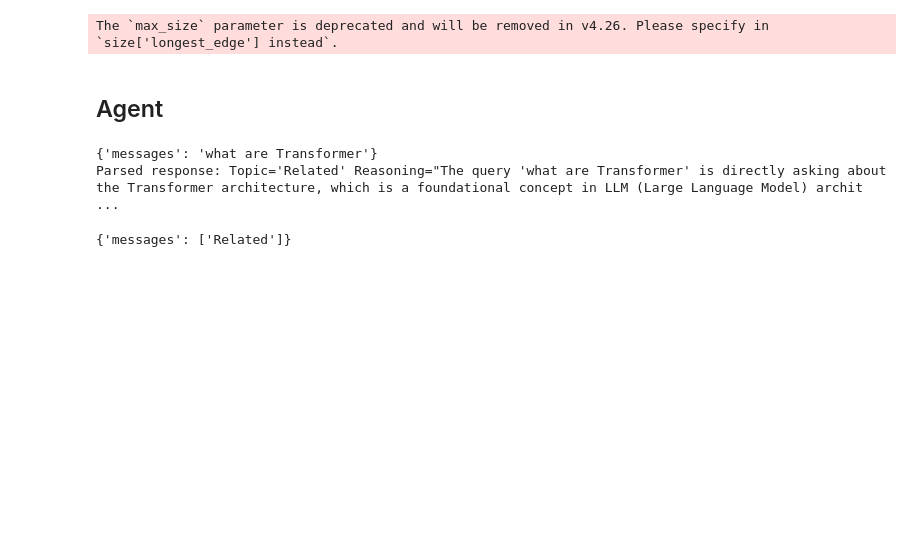
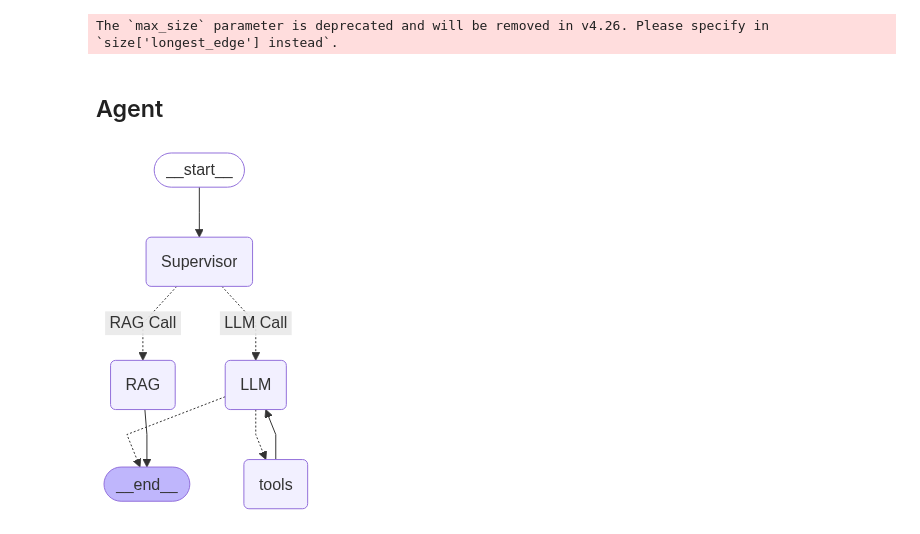
Before and after one commit to theserenecoder/AI_Projects, a Jupyter notebook: Projects/RAG_Agent_with_Tavily/Graph.ipynb, the cells around one changed output. Cells and saved outputs as stored; diff of their text form; code cells hidden in the pictures; blank space fills up the shorter version.

```diff
--- a/Projects/RAG_Agent_with_Tavily/Graph.ipynb
+++ b/Projects/RAG_Agent_with_Tavily/Graph.ipynb
@@ -160,9 +163,10 @@ parser = PydanticOutputParser(pydantic_object=RouterCall_Output)
 class State(TypedDict):
     messages : Annotated[list[AnyMessage], operator.add]
 # %%
+## Supervisor Function
 def supervisor(state:State):
 
-    question = state['messages']
+    question = state['messages'][-1]
     print(question)
 
     template = '''
@@ -193,9 +197,9 @@ def router(state: State):
     last_message = state['messages'][-1]
     print("last_message: ",last_message)
 
-    if 'Related' in last_message.lower():
+    if  last_message == 'Related':
         return 'RAG Call'
-
-    return 'LLM Call'
+    else:
+        return 'LLM Call'
 # %%
 ## RAG Function
@@ -202,6 +261,0 @@ def router(state: State):
-# %%
-supervisor({'messages':'what are Transformer'})
-# %% [output]
-{'messages': 'what are Transformer'}
-Parsed response: Topic='Related' Reasoning="The query 'what are Transformer' is directly asking about the Transformer architecture, which is a foundational concept in LLM (Large Language Model) archit ...
-{'messages': ['Related']}
@@ -207,0 +283,28 @@ Parsed response: Topic='Related' Reasoning="The query 'what are Transformer' is
+# %%
+## Create Graph
+build = StateGraph(State)
+build.add_node('Supervisor',supervisor)
+build.add_node('LLM',llm_function)
+build.add_node('tools',tool_call)
+build.add_node('RAG', rag_function)
+
+build.add_edge(START, 'Supervisor')
+build.add_conditional_edges(
+    "Supervisor",
+    router,
+    {
+        'RAG Call':'RAG',
+        'LLM Call':'LLM'
+    }
+)
+build.add_conditional_edges(
+    'LLM',
+    tools_condition
+)
+build.add_edge('tools','LLM')
+build.add_edge('RAG',END)
+#build.add_edge('LLM',END)
+app = build.compile()
+app
+# %% [output]
+[figure, added]
```
Also changed, not shown: parts of 4 cells of this notebook, 1 other file.
